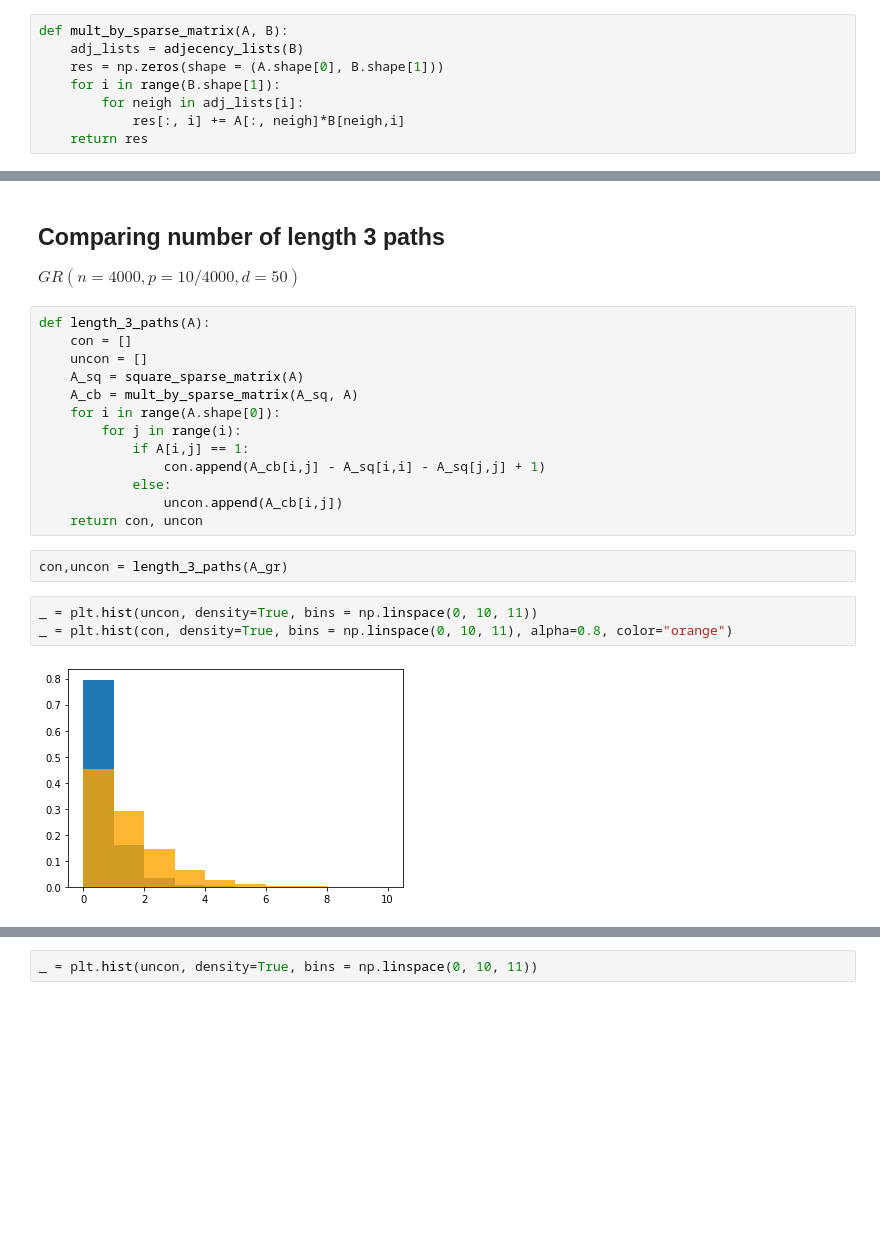
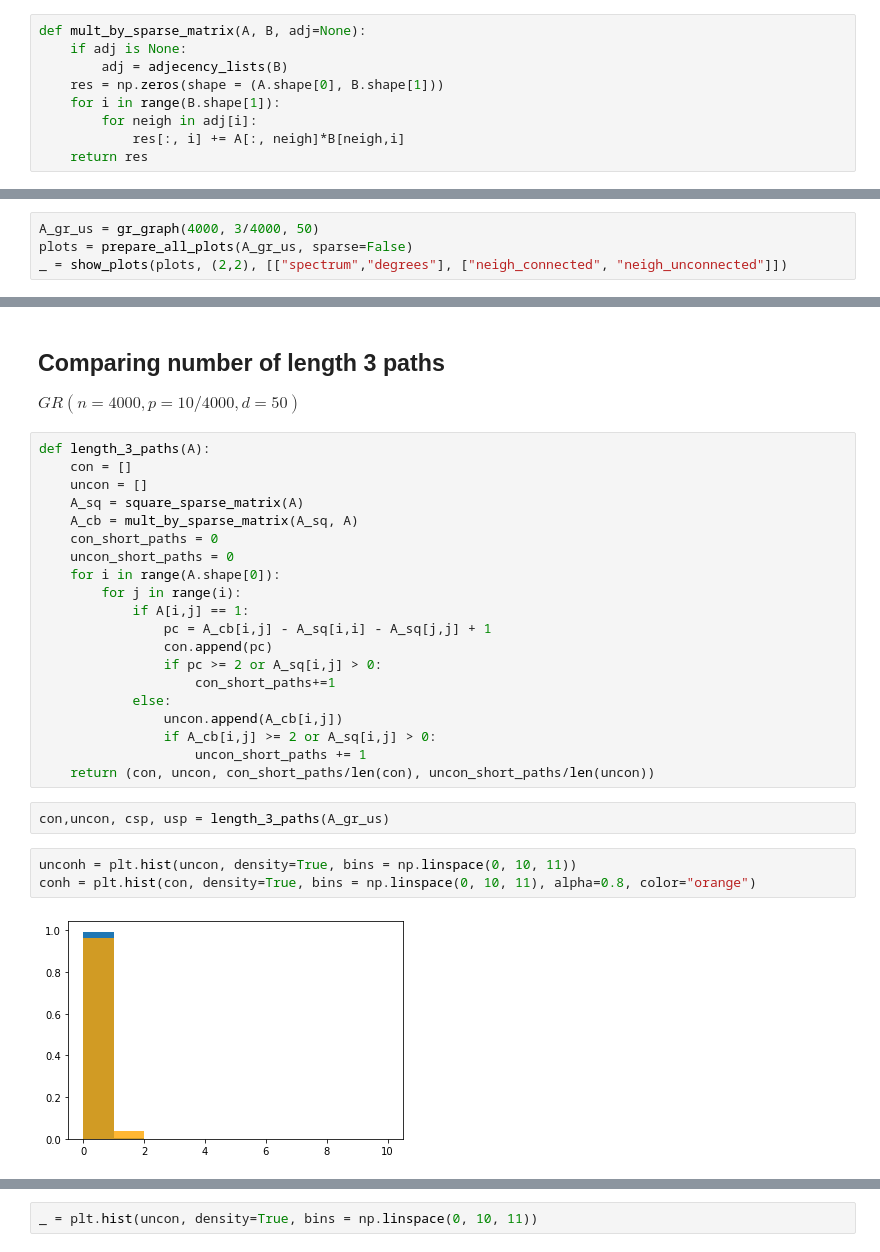
Before and after one commit to jaro3000/geometric-random-graphs, a Jupyter notebook: Geometric_random_graphs_edge_prediction.ipynb, the cells around one changed output, grey strips where cells are left out. Drawn from its saved outputs; the diff is of its cells as text; blank space fills up the shorter version.

```diff
--- a/Geometric_random_graphs_edge_prediction.ipynb
+++ b/Geometric_random_graphs_edge_prediction.ipynb
@@ -70,11 +66,12 @@ def square_sparse_matrix(A):
                 A_sq[i, v] += A[i,u]*A[u,v]
     return A_sq
 # %%
-def mult_by_sparse_matrix(A, B):
-    adj_lists = adjecency_lists(B)
+def mult_by_sparse_matrix(A, B, adj=None):
+    if adj is None:
+        adj = adjecency_lists(B)
     res = np.zeros(shape = (A.shape[0], B.shape[1]))
     for i in range(B.shape[1]):
-        for neigh in adj_lists[i]:
+        for neigh in adj[i]:
             res[:, i] += A[:, neigh]*B[neigh,i]
     return res
 # %%
@@ -170,3 +167,7 @@ plots = prepare_all_plots(A_dense, sparse=False)
 _ = show_plots(plots, (2,2), [["spectrum","degrees"], ["neigh_connected", "neigh_unconnected"]])
 # %% [output]
 [figure]
+# %%
+A_gr_us = gr_graph(4000, 3/4000, 50)
+plots = prepare_all_plots(A_gr_us, sparse=False)
+_ = show_plots(plots, (2,2), [["spectrum","degrees"], ["neigh_connected", "neigh_unconnected"]])
@@ -293,17 +296,24 @@ def length_3_paths(A):
     uncon = []
     A_sq = square_sparse_matrix(A)
     A_cb = mult_by_sparse_matrix(A_sq, A)
+    con_short_paths = 0
+    uncon_short_paths = 0
     for i in range(A.shape[0]):
         for j in range(i):
             if A[i,j] == 1:
-                con.append(A_cb[i,j] - A_sq[i,i] - A_sq[j,j] + 1)
+                pc = A_cb[i,j] - A_sq[i,i] - A_sq[j,j] + 1
+                con.append(pc)
+                if pc >= 2 or A_sq[i,j] > 0:
+                    con_short_paths+=1
             else:
                 uncon.append(A_cb[i,j])
-    return con, uncon
+                if A_cb[i,j] >= 2 or A_sq[i,j] > 0:
+                    uncon_short_paths += 1
+    return (con, uncon, con_short_paths/len(con), uncon_short_paths/len(uncon))
 # %%
-con,uncon = length_3_paths(A_gr)
+con,uncon, csp, usp = length_3_paths(A_gr_us)
 # %%
-_ = plt.hist(uncon, density=True, bins = np.linspace(0, 10, 11))
-_ = plt.hist(con, density=True, bins = np.linspace(0, 10, 11), alpha=0.8, color="orange")
+unconh = plt.hist(uncon, density=True, bins = np.linspace(0, 10, 11))
+conh = plt.hist(con, density=True, bins = np.linspace(0, 10, 11), alpha=0.8, color="orange")
 # %% [output]
-[figure, old version]
+[figure, new version]
```
Also changed, not shown: parts of 43 cells of this notebook.
